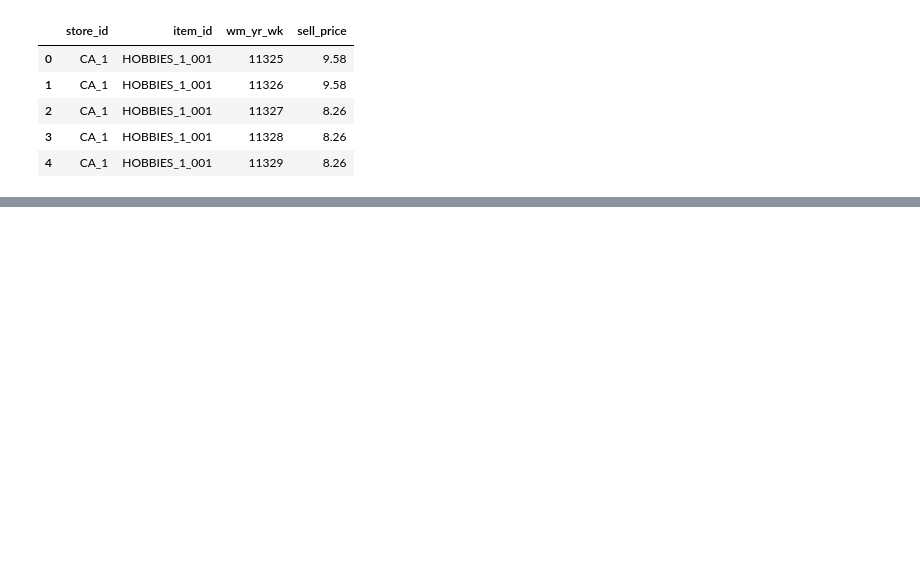
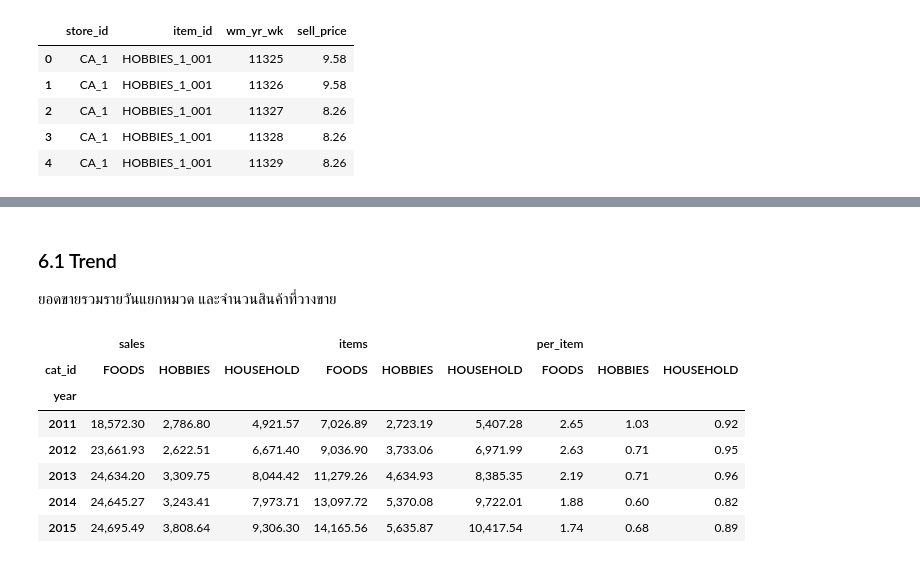
Before and after one commit to fpatt/kaggle-m5-accuracy, a Jupyter notebook: eda.ipynb, the cells around one changed output, grey strips where cells are left out. Saved outputs shown, nothing was run; the diff lists cells and outputs as text; code cells hidden in the pictures; blank space fills up the shorter version.

```diff
--- a/eda.ipynb
+++ b/eda.ipynb
@@ -42,6 +51,9 @@ import pandas as pd
 import numpy as np
 import plotly.express as px
 import plotly.graph_objects as go
+
+# สีประจำหมวดสินค้า ใช้ชุดเดียวกันทุกกราฟ
+CAT_COLORS = {"FOODS": "#2a78d6", "HOBBIES": "#eb6834", "HOUSEHOLD": "#1baf7a"}
 # %% [markdown]
 ## 2. Load Sales Data
 # %%
@@ -305,0 +521,13 @@ prices_df.head()
+# %%
+del price_events
+merge_df["day_name"] = merge_df["date"].dt.day_name().astype("category")
+
+# ยอดขายรวมรายวันแยกหมวด ใช้ในหลาย section ด้านล่าง
+daily = (
+    merge_df.groupby(["date", "cat_id"], observed=True)
+    .agg(sales=("sales", "sum"), items=("sales", "size"),
+         day_name=("day_name", "first"), event=("event_name_1", "first"))
+    .reset_index()
+)
+daily["per_item"] = daily["sales"] / daily["items"]
+daily.head()
@@ -305,0 +541,23 @@ prices_df.head()
+# %% [markdown]
+### 6.1 Trend
+ยอดขายรวมรายวันแยกหมวด และจำนวนสินค้าที่วางขาย
+# %%
+fig = px.line(
+    daily, x="date", y="sales", color="cat_id", color_discrete_map=CAT_COLORS,
+    labels={"date": "", "sales": "Units sold per day", "cat_id": "Category"},
+    title="Daily units sold by category",
+)
+fig.update_traces(line_width=1.5)
+fig.show()
+
+trend = daily.assign(year=daily["date"].dt.year).query("year < 2016").groupby(["year", "cat_id"], observed=True)[["sales", "items", "per_item"]].mean()
+trend.unstack().style.format("{:,.2f}")
+# %% [output]
+|  | sales |  |  | items |  |  | per_item |  |  |
+| cat_id | FOODS | HOBBIES | HOUSEHOLD | FOODS | HOBBIES | HOUSEHOLD | FOODS | HOBBIES | HOUSEHOLD |
+| year |  |  |  |  |  |  |  |  |  |
+| 2011 | 18,572.30 | 2,786.80 | 4,921.57 | 7,026.89 | 2,723.19 | 5,407.28 | 2.65 | 1.03 | 0.92 |
+| 2012 | 23,661.93 | 2,622.51 | 6,671.40 | 9,036.90 | 3,733.06 | 6,971.99 | 2.63 | 0.71 | 0.95 |
+| 2013 | 24,634.20 | 3,309.75 | 8,044.42 | 11,279.26 | 4,634.93 | 8,385.35 | 2.19 | 0.71 | 0.96 |
+| 2014 | 24,645.27 | 3,243.41 | 7,973.71 | 13,097.72 | 5,370.08 | 9,722.01 | 1.88 | 0.60 | 0.82 |
+| 2015 | 24,695.49 | 3,808.64 | 9,306.30 | 14,165.56 | 5,635.87 | 10,417.54 | 1.74 | 0.68 | 0.89 |
```
Also changed, not shown: parts of 46 cells of this notebook.
